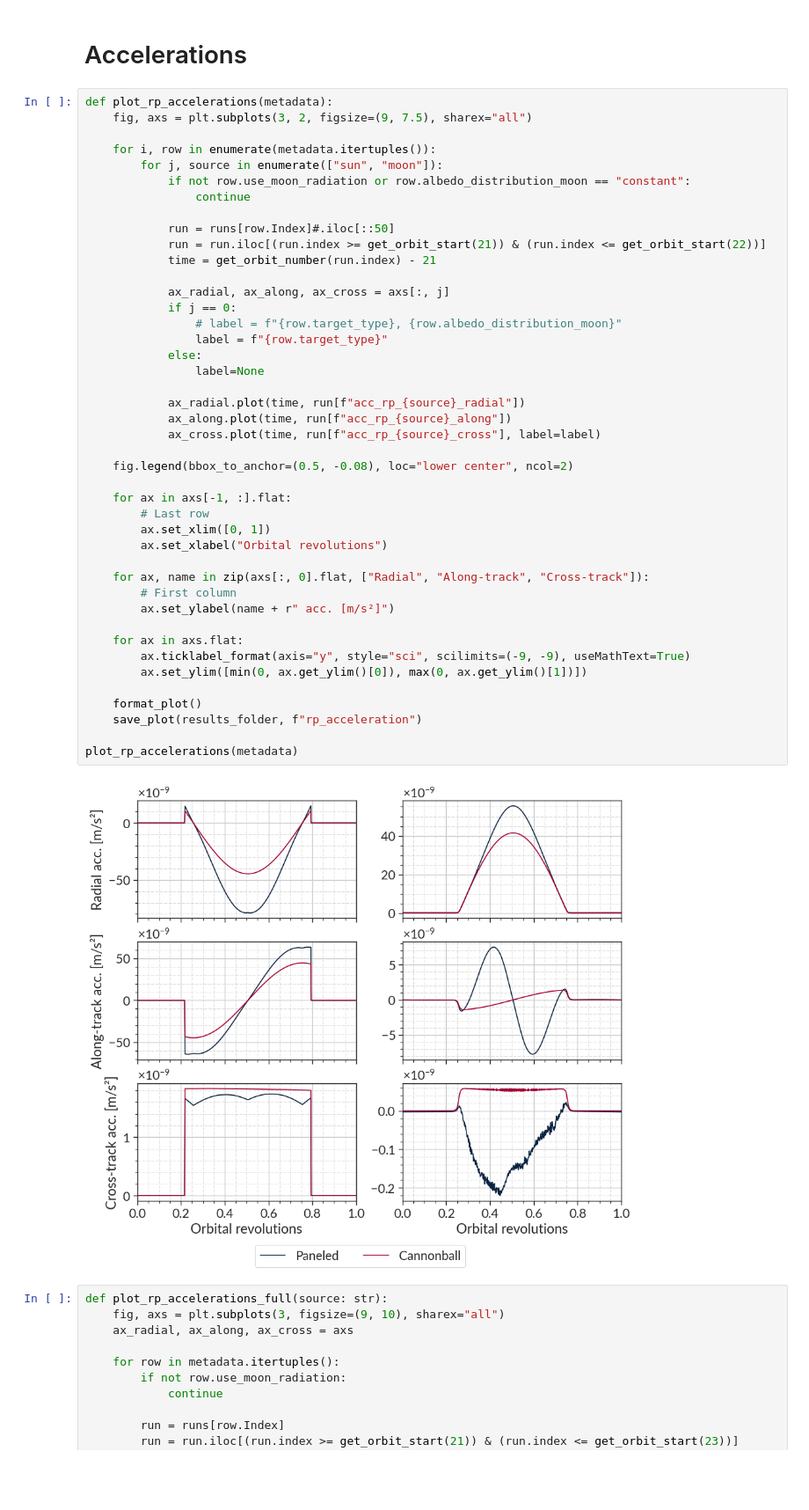
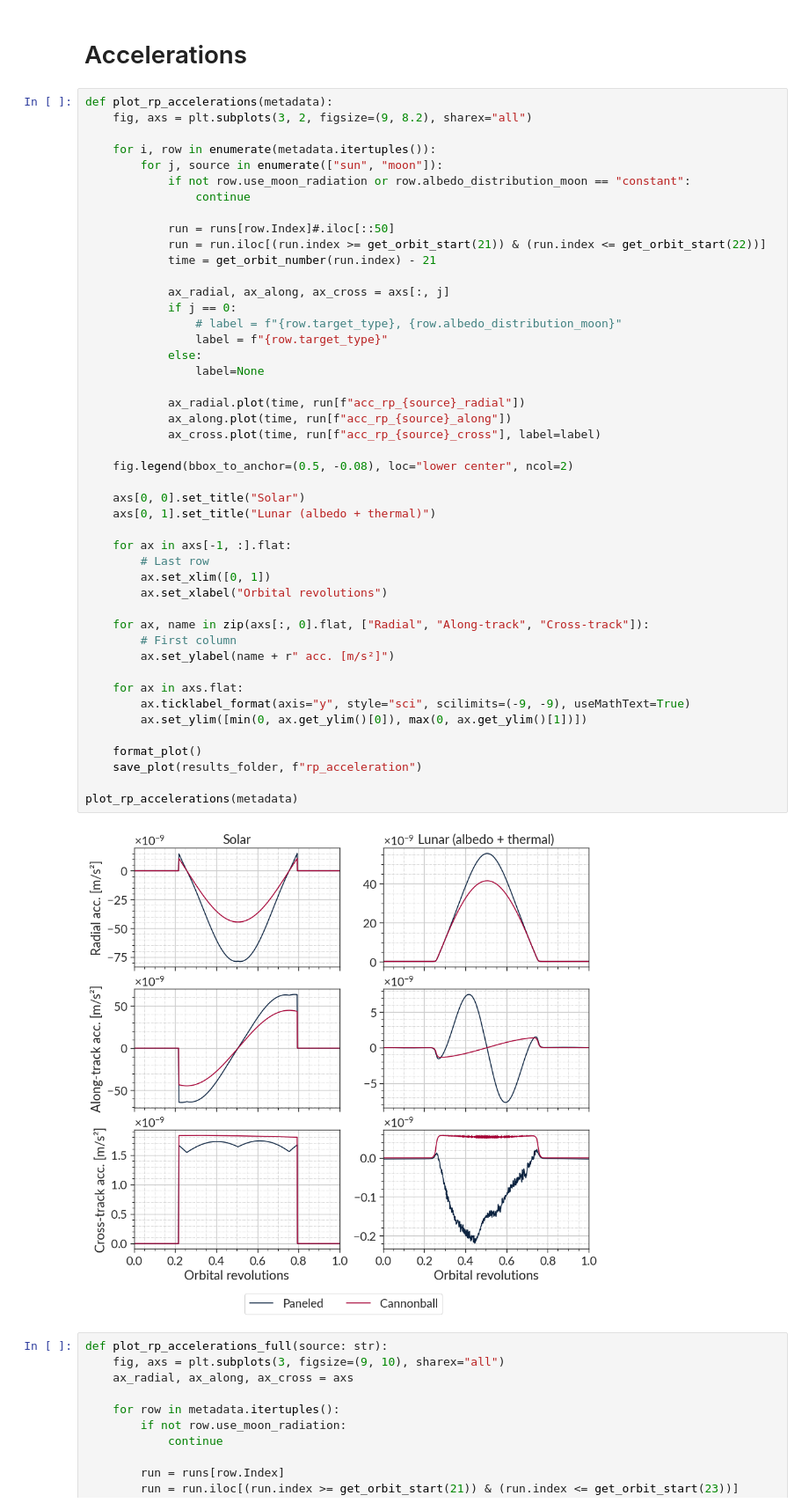
Before and after one commit to DominikStiller/tudelft-hpb-project, a Jupyter notebook: analysis/figures_poster.ipynb, the cells around one changed output. Shown at 88% size. Drawn from its saved outputs; the diff is of its cells as text; blank space fills up the shorter version.

Commit message:
Update poster figures

```diff
--- a/analysis/figures_poster.ipynb
+++ b/analysis/figures_poster.ipynb
@@ -69,7 +69,7 @@ df_baseline = runs[int(metadata[metadata["use_solar_radiation"] == False].index[
 # Accelerations
 # %%
 def plot_rp_accelerations(metadata):
-    fig, axs = plt.subplots(3, 2, figsize=(9, 7.5), sharex="all")
+    fig, axs = plt.subplots(3, 2, figsize=(9, 8.2), sharex="all")
 
     for i, row in enumerate(metadata.itertuples()):
         for j, source in enumerate(["sun", "moon"]):
@@ -84,34 +84,37 @@ def plot_rp_accelerations(metadata):
             if j == 0:
                 # label = f"{row.target_type}, {row.albedo_distribution_moon}"
                 label = f"{row.target_type}"
             else:
                 label=None
 
             ax_radial.plot(time, run[f"acc_rp_{source}_radial"])
             ax_along.plot(time, run[f"acc_rp_{source}_along"])
             ax_cross.plot(time, run[f"acc_rp_{source}_cross"], label=label)
 
     fig.legend(bbox_to_anchor=(0.5, -0.08), loc="lower center", ncol=2)
 
+    axs[0, 0].set_title("Solar")
+    axs[0, 1].set_title("Lunar (albedo + thermal)")
+
     for ax in axs[-1, :].flat:
         # Last row
         ax.set_xlim([0, 1])
         ax.set_xlabel("Orbital revolutions")
 
     for ax, name in zip(axs[:, 0].flat, ["Radial", "Along-track", "Cross-track"]):
         # First column
         ax.set_ylabel(name + r" acc. [m/s²]")
 
     for ax in axs.flat:
         ax.ticklabel_format(axis="y", style="sci", scilimits=(-9, -9), useMathText=True)
         ax.set_ylim([min(0, ax.get_ylim()[0]), max(0, ax.get_ylim()[1])])
 
     format_plot()
     save_plot(results_folder, f"rp_acceleration")
 
 plot_rp_accelerations(metadata)
 # %% [output]
-[figure, old version]
+[figure, new version]
 # %%
 def plot_rp_accelerations_full(source: str):
     fig, axs = plt.subplots(3, figsize=(9, 10), sharex="all")
```
Also changed, not shown: 6 other files.
